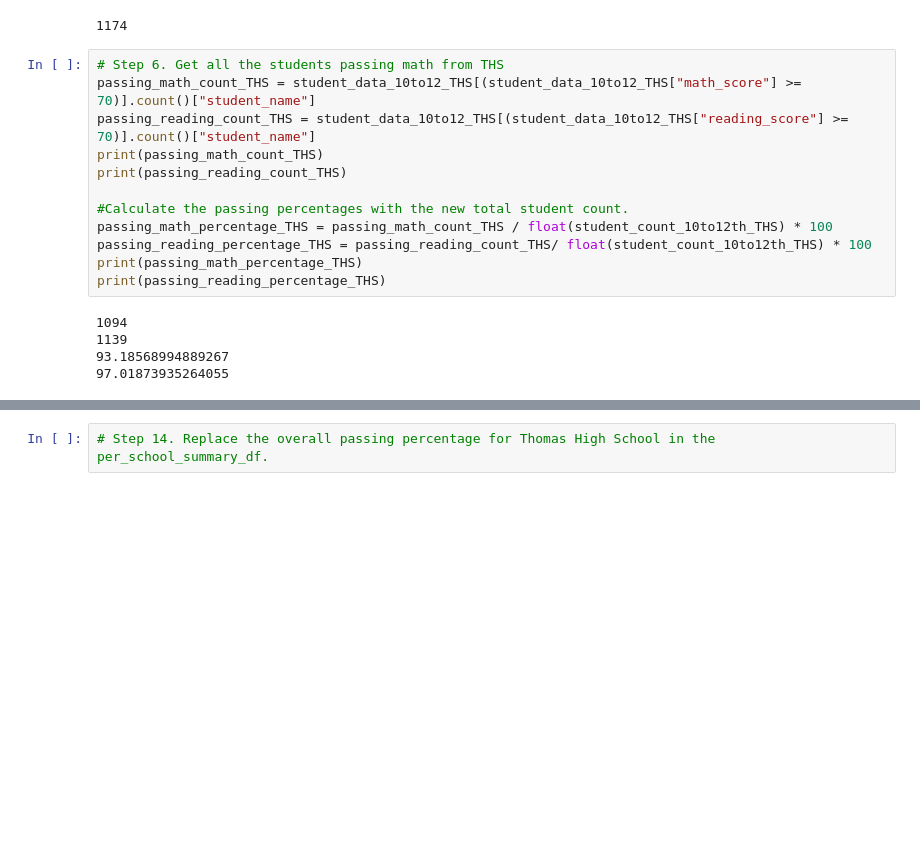
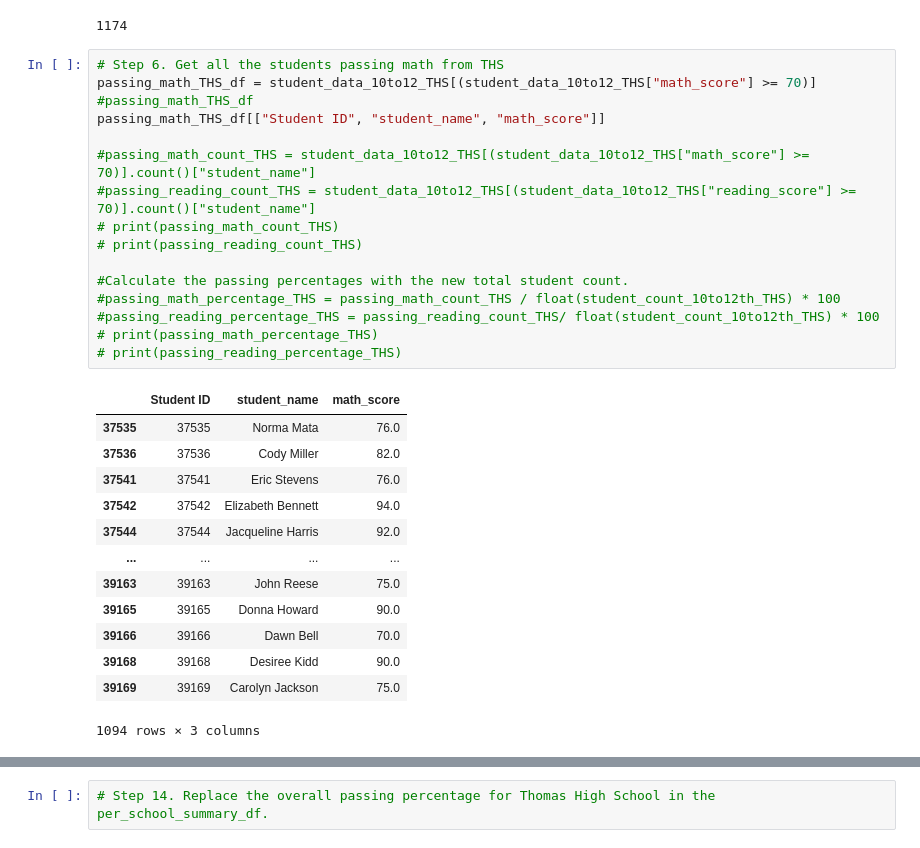
Before and after one commit to dhanaprakash1/School_District_Analysis, a Jupyter notebook: PyCitySchools_Challenge.ipynb, the cells around one changed output, grey strips where cells are left out. Drawn from its saved outputs; the diff is of its cells as text; blank space fills up the shorter version.

```diff
--- a/PyCitySchools_Challenge.ipynb
+++ b/PyCitySchools_Challenge.ipynb
@@ -281,20 +281,33 @@ student_count_10to12th_THS
 1174
 # %%
 # Step 6. Get all the students passing math from THS
-passing_math_count_THS = student_data_10to12_THS[(student_data_10to12_THS["math_score"] >= 70)].count()["student_name"]
-passing_reading_count_THS = student_data_10to12_THS[(student_data_10to12_THS["reading_score"] >= 70)].count()["student_name"]
-print(passing_math_count_THS)
-print(passing_reading_count_THS)
+passing_math_THS_df = student_data_10to12_THS[(student_data_10to12_THS["math_score"] >= 70)]
+#passing_math_THS_df
+passing_math_THS_df[["Student ID", "student_name", "math_score"]]
+
+#passing_math_count_THS = student_data_10to12_THS[(student_data_10to12_THS["math_score"] >= 70)].count()["student_name"]
+#passing_reading_count_THS = student_data_10to12_THS[(student_data_10to12_THS["reading_score"] >= 70)].count()["student_name"]
+# print(passing_math_count_THS)
+# print(passing_reading_count_THS)
 
 #Calculate the passing percentages with the new total student count.
-passing_math_percentage_THS = passing_math_count_THS / float(student_count_10to12th_THS) * 100
-passing_reading_percentage_THS = passing_reading_count_THS/ float(student_count_10to12th_THS) * 100
-print(passing_math_percentage_THS)
-print(passing_reading_percentage_THS)
+#passing_math_percentage_THS = passing_math_count_THS / float(student_count_10to12th_THS) * 100
+#passing_reading_percentage_THS = passing_reading_count_THS/ float(student_count_10to12th_THS) * 100
+# print(passing_math_percentage_THS)
+# print(passing_reading_percentage_THS)
 # %% [output]
+|  | Student ID | student_name | math_score |
+| 37535 | 37535 | Norma Mata | 76.0 |
+| 37536 | 37536 | Cody Miller | 82.0 |
+| 37541 | 37541 | Eric Stevens | 76.0 |
+| 37542 | 37542 | Elizabeth Bennett | 94.0 |
+| 37544 | 37544 | Jacqueline Harris | 92.0 |
+| ... | ... | ... | ... |
+| 39163 | 39163 | John Reese | 75.0 |
+| 39165 | 39165 | Donna Howard | 90.0 |
+| 39166 | 39166 | Dawn Bell | 70.0 |
+| 39168 | 39168 | Desiree Kidd | 90.0 |
+| 39169 | 39169 | Carolyn Jackson | 75.0 |
-1094
-1139
-93.18568994889267
-97.01873935264055
+1094 rows × 3 columns
 # %%
 # Step 7. Get all the students passing reading from THS
```
Also changed, not shown: parts of 8 cells of this notebook.
